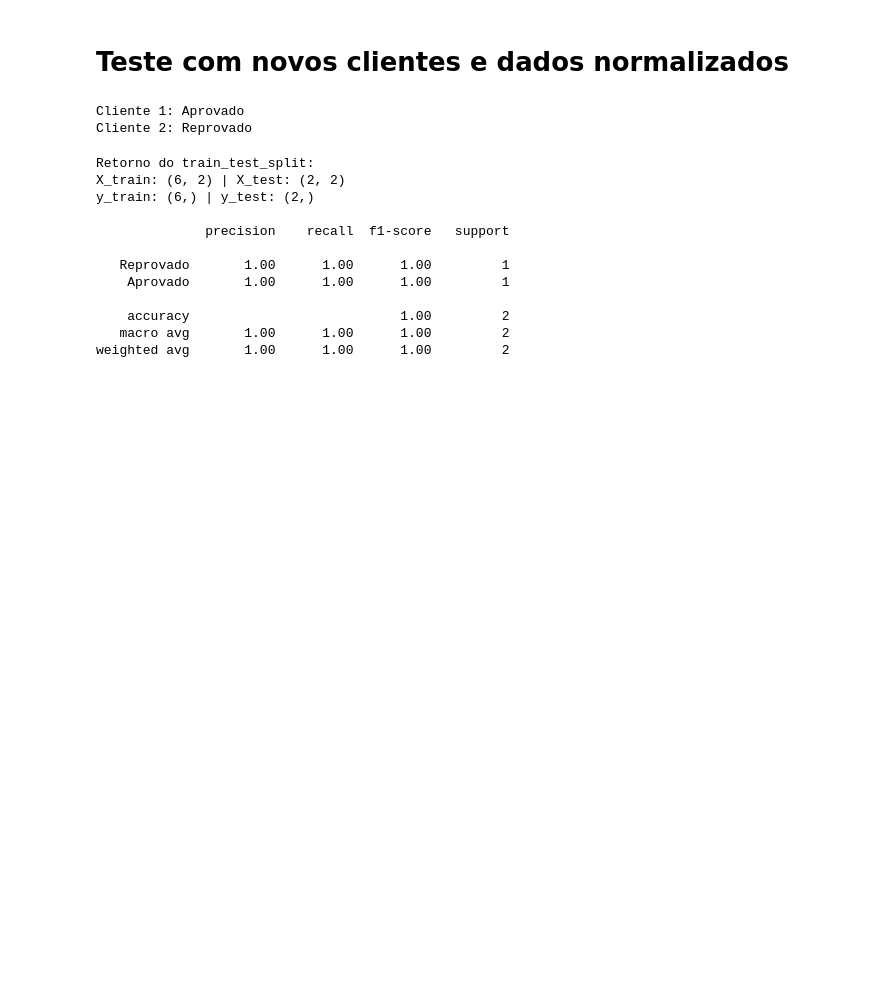
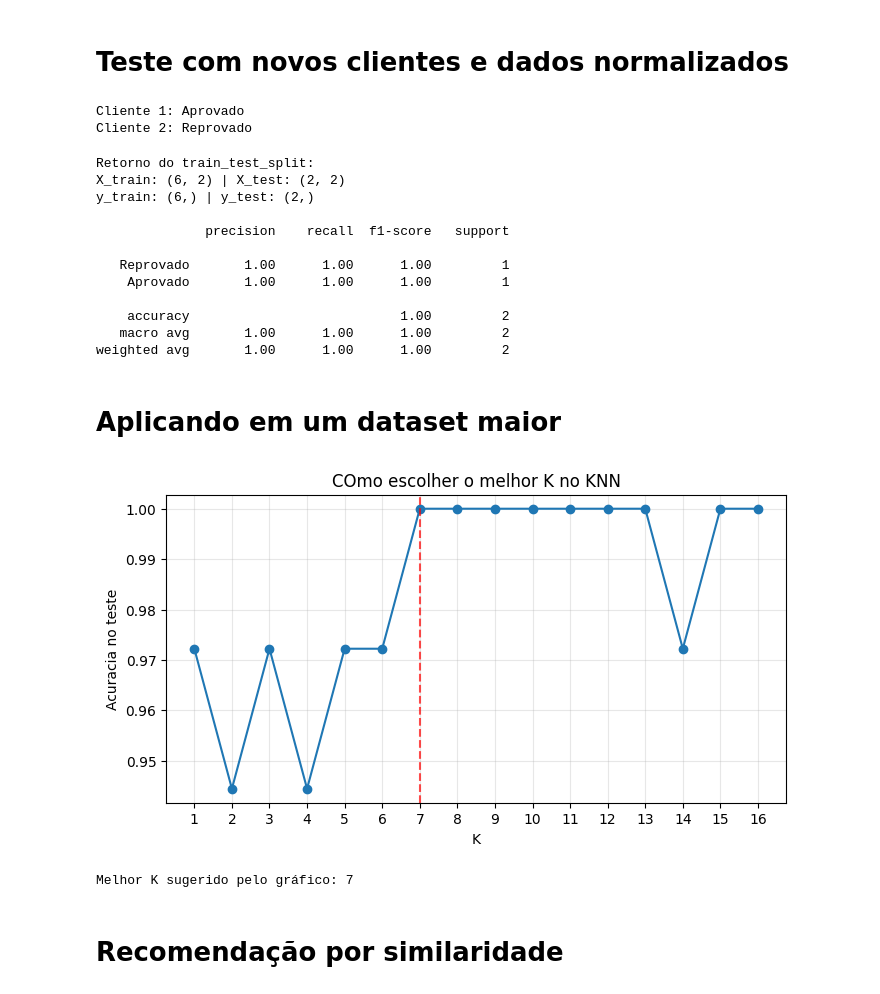
Before and after one commit to gialbanes/Faculdade-2026, a Jupyter notebook: 1semestre/AM/revisoes/revisao_perceptron/revisao_knn_recomendacao.ipynb, the cells around one changed output. Saved outputs shown, nothing was run; the diff lists cells and outputs as text; code cells hidden in the pictures; blank space fills up the shorter version.

```diff
--- a/1semestre/AM/revisoes/revisao_perceptron/revisao_knn_recomendacao.ipynb
+++ b/1semestre/AM/revisoes/revisao_perceptron/revisao_knn_recomendacao.ipynb
@@ -125,3 +125,55 @@ y_train: (6,) | y_test: (2,)
     accuracy                           1.00         2
    macro avg       1.00      1.00      1.00         2
 weighted avg       1.00      1.00      1.00         2
+# %% [markdown]
+# Aplicando em um dataset maior
+# %%
+import matplotlib.pyplot as plt
+
+# 178 amostras, 13 features, 3 classes
+wine = load_wine()
+
+# separar as featres e a qtd pra treino
+df_wine = pd.DataFrame(wine.data, columns=wine.feature_names)
+df_wine["classe"] = wine.target
+
+X_wine = df_wine[wine.feature_names]
+y_wine = df_wine["classe"]
+
+X_train_w, X_test_w, y_train_w, y_test_w = train_test_split(
+    X_wine, y_wine, test_size=0.2, random_state=42, stratify=y_wine
+)
+
+# normalização
+scaler_wine = StandardScaler()
+X_train_w_s = scaler_wine.fit_transform(X_train_w) # aprende os dados e transforma os dados para utilizar depois
+X_test_w_s = scaler_wine.transform(X_test_w)
+
+# gráfico para visualizar o melhor k
+k_values = range(1, 17)
+acuracias = []
+
+for k in k_values:
+    modelo_k = KNeighborsClassifier(n_neighbors=k)
+    modelo_k.fit(X_train_w_s, y_train_w)
+    acuracias.append(modelo_k.score(X_test_w_s, y_test_w))
+
+melhor_k = k_values[acuracias.index(max(acuracias))]
+
+plt.figure(figsize=(8, 4))
+plt.plot(list(k_values), acuracias, marker='o')
+plt.xticks(list(k_values))
+plt.xlabel("K")
+plt.xlabel("K")
+plt.ylabel("Acuracia no teste")
+plt.title("COmo escolher o melhor K no KNN")
+plt.grid(True, alpha=0.3)
+plt.axvline(melhor_k, color="red", linestyle="--", alpha=0.7)
+plt.show()
+
+print(f"Melhor K sugerido pelo gráfico: {melhor_k}")
+# %% [output]
+[figure, added]
+Melhor K sugerido pelo gráfico: 7
+# %% [markdown]
+# Recomendação por similaridade
```
Also changed, not shown: parts of 3 cells of this notebook.
